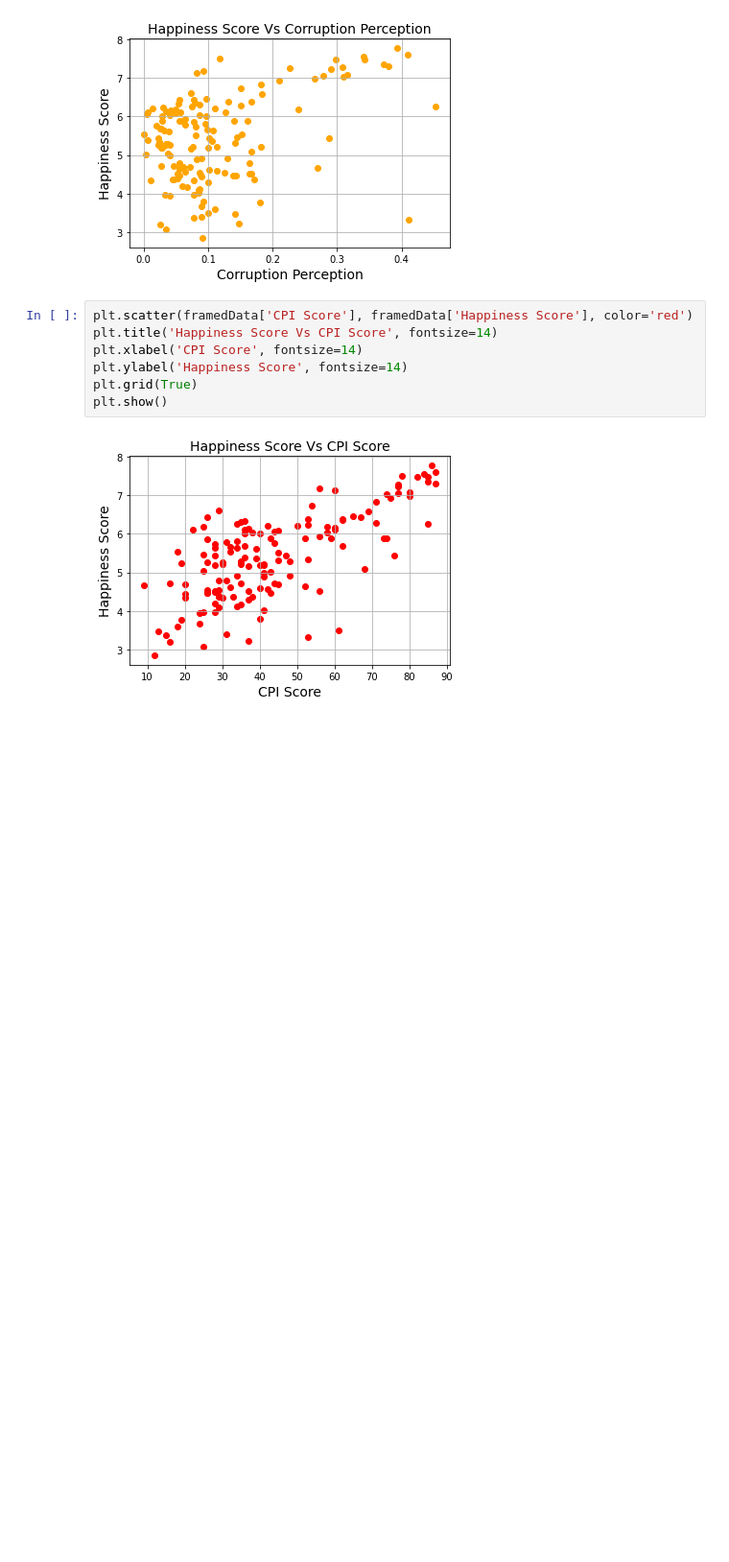
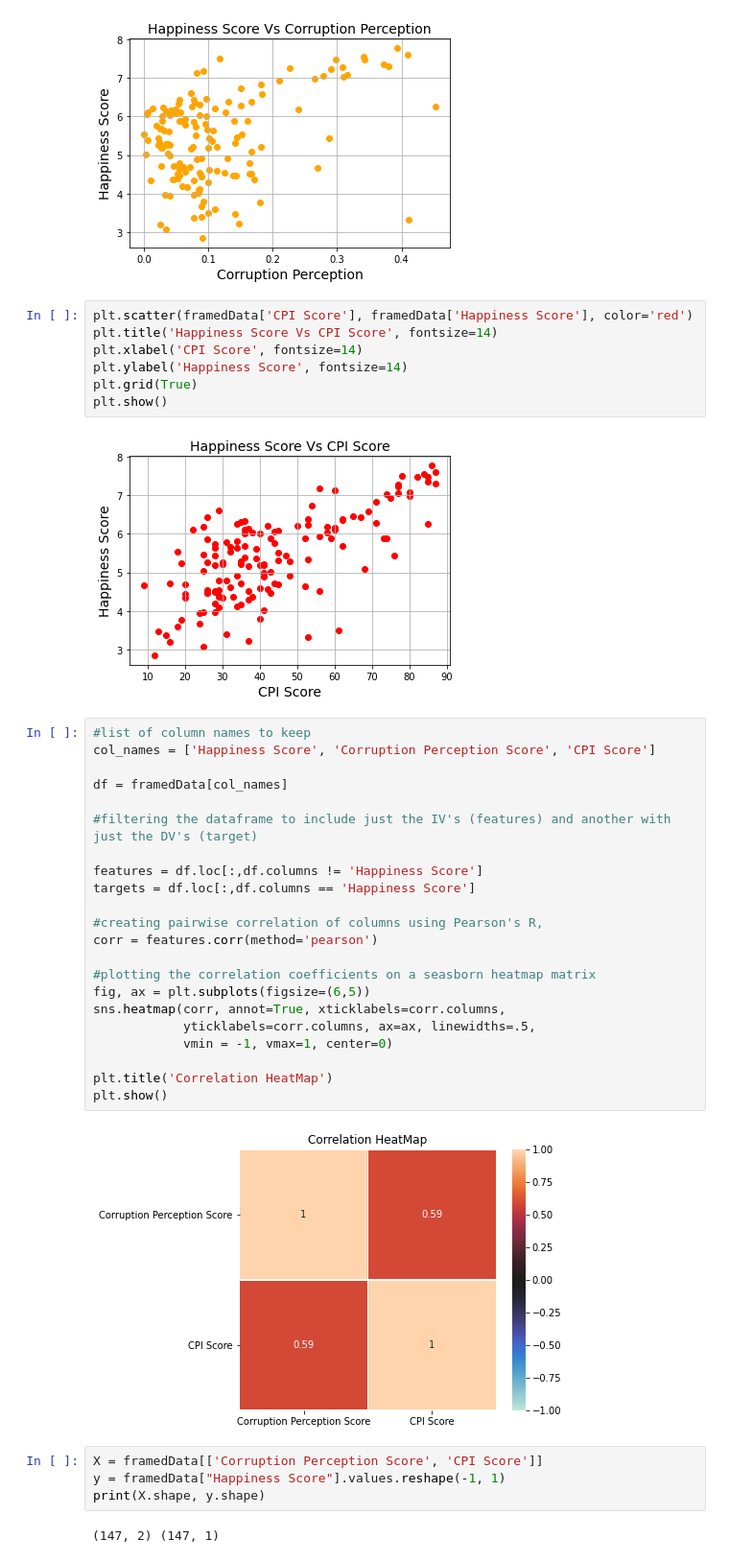
Before and after one commit to RebelDroid09/final-project, a Jupyter notebook: AWS_ConnectionTest.ipynb, the cells around one changed output. Shown at 96% size. Cells and saved outputs as stored; diff of their text form; blank space fills up the shorter version.

```diff
--- a/AWS_ConnectionTest.ipynb
+++ b/AWS_ConnectionTest.ipynb
@@ -113,3 +112,33 @@ plt.grid(True)
 plt.show()
 # %% [output]
 [figure]
+# %%
+#list of column names to keep
+col_names = ['Happiness Score', 'Corruption Perception Score', 'CPI Score']
+
+df = framedData[col_names]
+
+#filtering the dataframe to include just the IV's (features) and another with just the DV's (target)
+
+features = df.loc[:,df.columns != 'Happiness Score']
+targets = df.loc[:,df.columns == 'Happiness Score']
+
+#creating pairwise correlation of columns using Pearson's R,
+corr = features.corr(method='pearson')
+
+#plotting the correlation coefficients on a seasborn heatmap matrix
+fig, ax = plt.subplots(figsize=(6,5))
+sns.heatmap(corr, annot=True, xticklabels=corr.columns,
+            yticklabels=corr.columns, ax=ax, linewidths=.5,
+            vmin = -1, vmax=1, center=0)
+
+plt.title('Correlation HeatMap')
+plt.show()
+# %% [output]
+[figure, added]
+# %%
+X = framedData[['Corruption Perception Score', 'CPI Score']]
+y = framedData["Happiness Score"].values.reshape(-1, 1)
+print(X.shape, y.shape)
+# %% [output]
+(147, 2) (147, 1)
```
Also changed, not shown: parts of 9 cells of this notebook.
